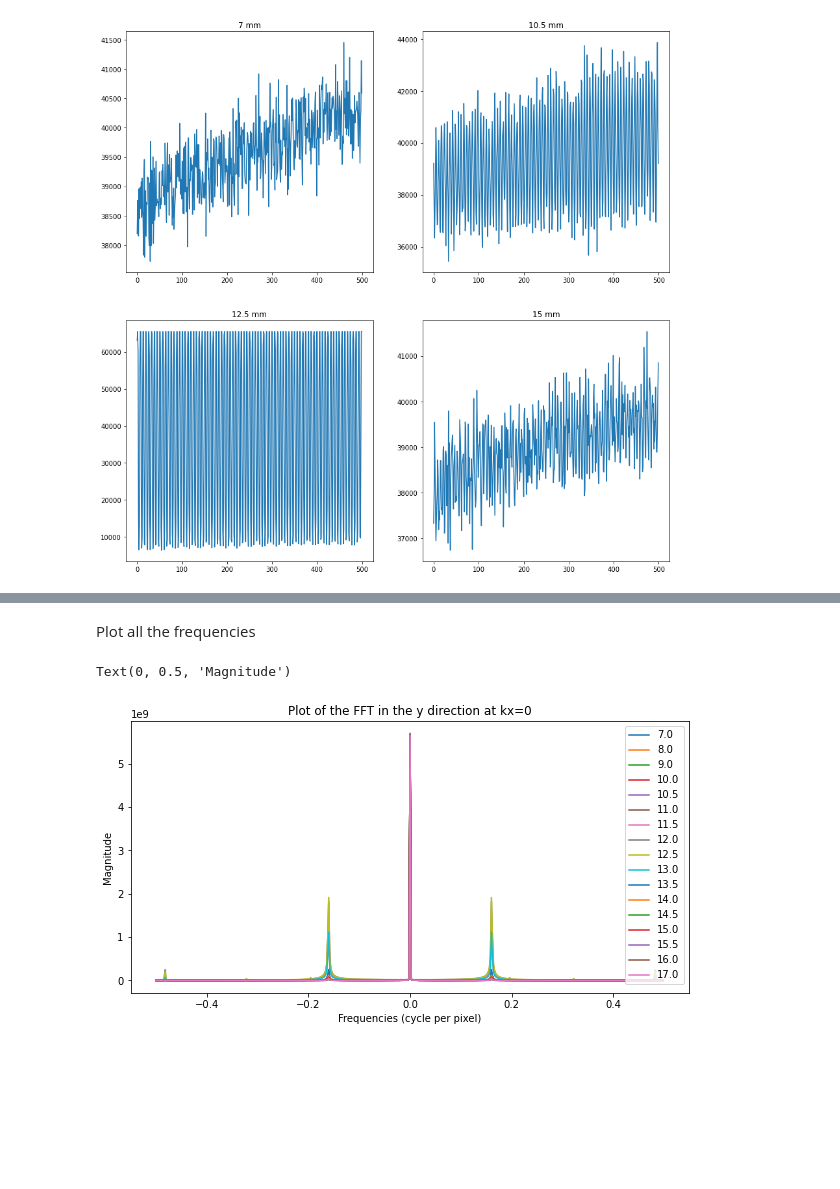
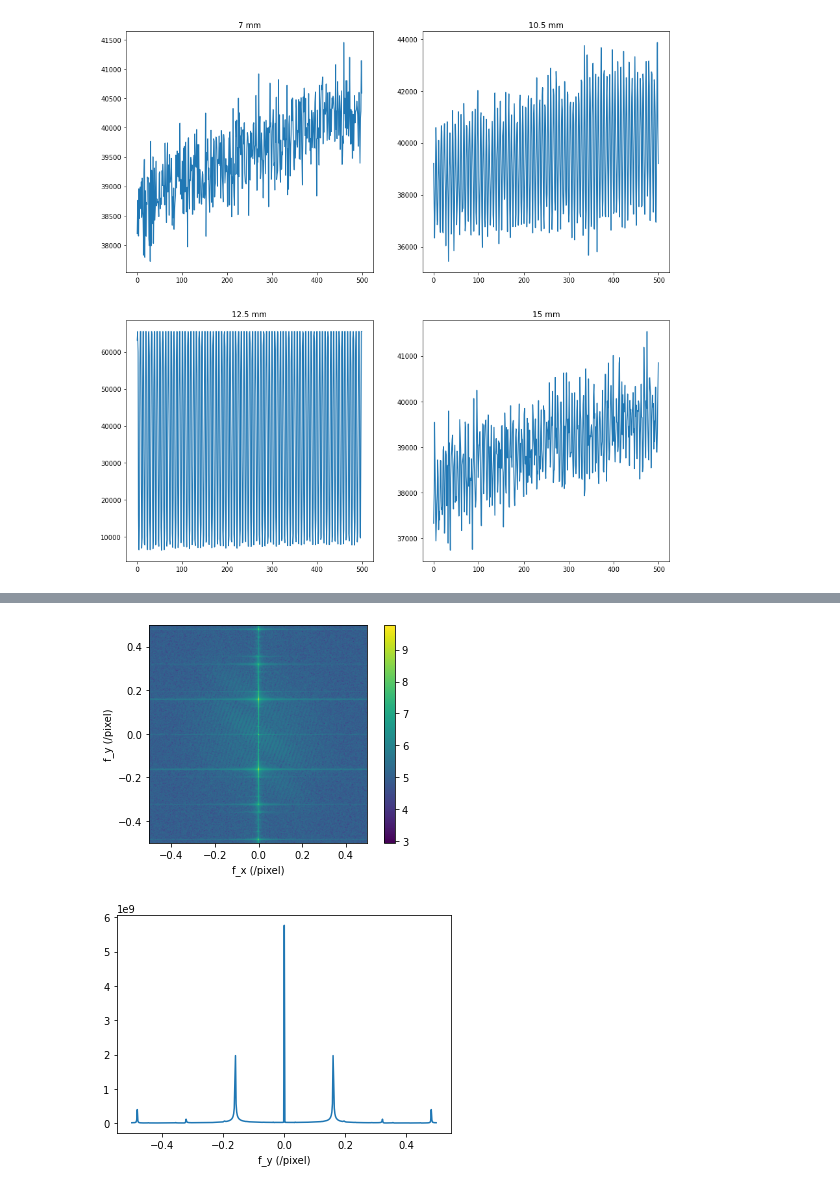
Before and after one commit to kwokkenton/optea, a Jupyter notebook: srayan_dof.ipynb, the cells around one changed output, grey strips where cells are left out. Cells and saved outputs as stored; diff of their text form; code cells hidden in the pictures; blank space fills up the shorter version.

```diff
--- a/srayan_dof.ipynb
+++ b/srayan_dof.ipynb
@@ -123,6 +80,0 @@ Text(0.5, 0, 'Frequencies (cycle per pixel)')
-# %%
-AIR_IMAGE_PATH =  '../data_store/20221023/f6_stack_air.tif'
-im = io.imread(AIR_IMAGE_PATH)[:, 300:800, 300:600]
-plt.figure(figsize=(6,6))
-io.imshow(im[11])
-print(im.shape)
@@ -176,13 +81,35 @@ plt.legend(title='axial distance (mm) ')
-# %% [markdown]
-Plot all the frequencies
-# %%
-plt.figure(figsize=(10,5))
-plt.title('Plot of the FFT in the y direction at kx=0')
-
-plt.plot( y_freqs, (np.moveaxis(np.abs(ft_stack[:,:, x_size//2]), 0, -1)), label=air_range)
-plt.legend()
-plt.xlabel('Frequencies (cycle per pixel)')
-plt.ylabel('Magnitude')
-# %% [output]
-Text(0, 0.5, 'Magnitude')
-[figure, removed]
+# %%
+def fourier(im, plot=False):
+    """
+    Return Fourier transform array and frequency axes, optionally plot log(FFT) in 2D
+
+    Adapted from:
+    - https://thepythoncodingbook.com/2021/08/30/2d-fourier-transform-in-python-and-fourier-synthesis-of-images/
+    - https://stackoverflow.com/a/39201385
+
+    TODO: understand how to adapt to real lengths
+    """
+
+    ft = np.fft.ifftshift(im)
+    ft = np.fft.fft2(ft)
+    ft = np.fft.fftshift(ft)
+
+    freq_x = np.fft.fftfreq(ft.shape[0])
+    freq_y = np.fft.fftfreq(ft.shape[1])
+
+    if plot:
+        plt.imshow(
+            np.log10(np.abs(ft)),
+            extent=(freq_x.min(),freq_x.max(),freq_y.min(),freq_y.max()),
+            aspect=1
+        )
+        plt.colorbar()
+        plt.xlabel('f_x (/pixel)')
+        plt.ylabel('f_y (/pixel)')
+        plt.show()
+
+    return ft, (freq_x, freq_y)
+# %%
+ft, freqs = fourier(im[len(im)//2], plot=True)
+# %% [output]
+[figure, added]
@@ -188,0 +122,4 @@ Text(0, 0.5, 'Magnitude')
+# %%
+fft_plot_centre_y(im[len(im)//2])
+# %% [output]
+[figure, added]
```
Also changed, not shown: parts of 16 cells of this notebook.
